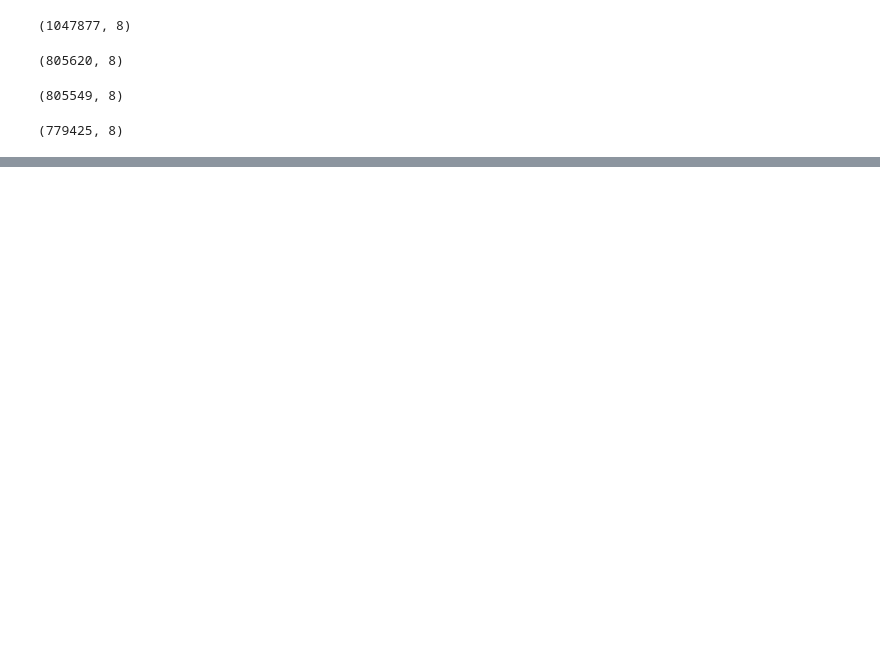
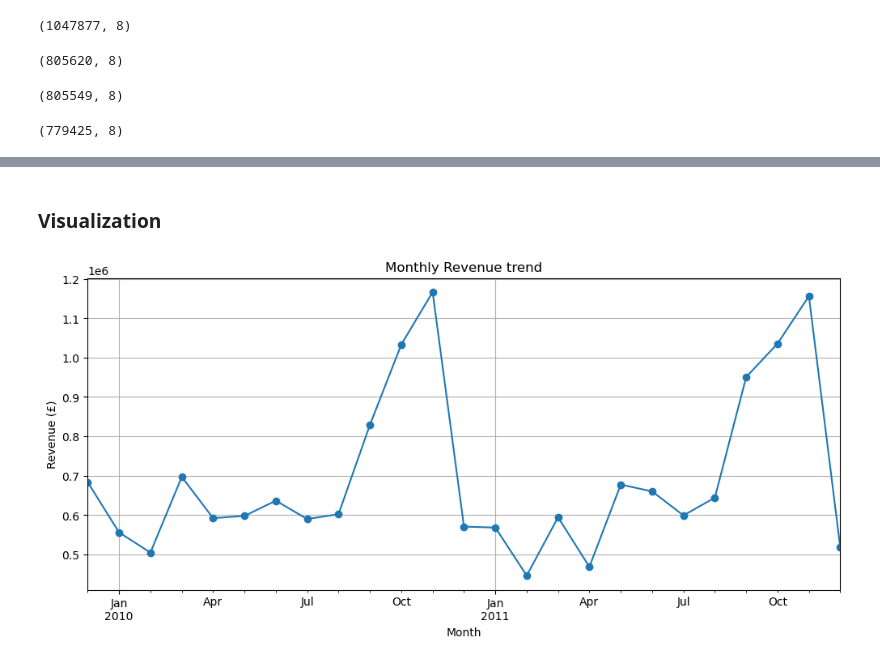
Before and after one commit to AniketChakraborty1110/customer-segmentation-retention, a Jupyter notebook: notebooks/1_understanding_data.ipynb, the cells around one changed output, grey strips where cells are left out. Drawn from its saved outputs; the diff is of its cells as text; code cells hidden in the pictures; blank space fills up the shorter version.

```diff
--- a/notebooks/1_understanding_data.ipynb
+++ b/notebooks/1_understanding_data.ipynb
@@ -133,0 +136,4 @@ df.head()
+# %%
+df["InvoiceMonth"] = df["InvoiceDate"].dt.to_period("M")
+monthly_revenue = df.groupby("InvoiceMonth")["TotalPrice"].sum()
+monthly_revenue
@@ -133,0 +158,2 @@ df.head()
+# %% [markdown]
+### Visualization
@@ -133,0 +162,10 @@ df.head()
+# %%
+monthly_revenue.plot(kind = "line",figsize = (12,5),marker = "o")
+
+plt.title("Monthly Revenue trend")
+plt.xlabel("Month")
+plt.ylabel("Revenue (£)")
+plt.grid(True)
+plt.show()
+# %% [output]
+[figure, added]
```
Also changed, not shown: parts of 15 cells of this notebook.
